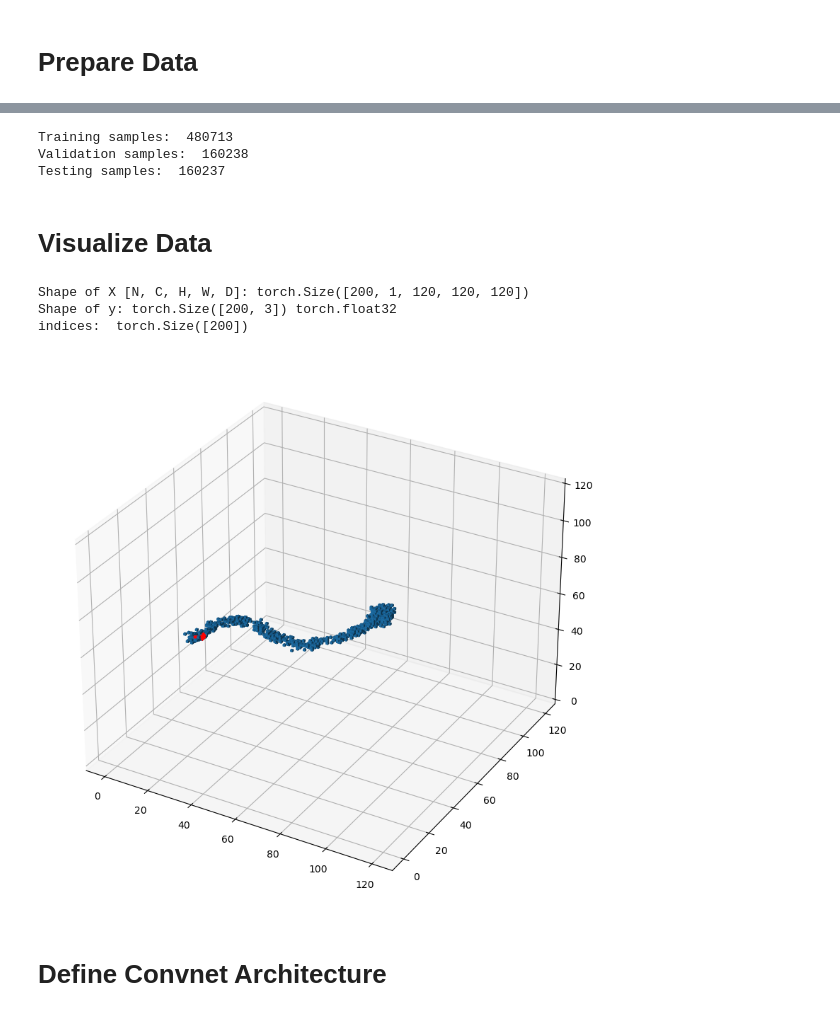
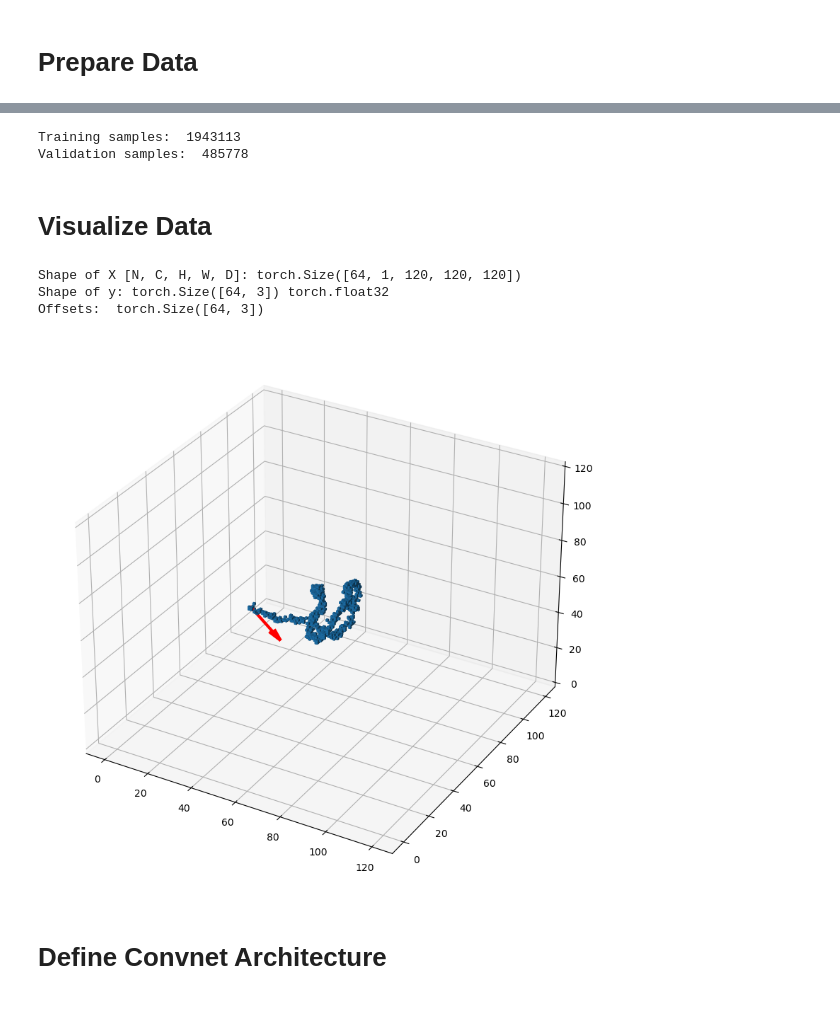
Before and after one commit to mghrear/3D_Heteroscedastic_Convnet, a Jupyter notebook: 3D_CNN.ipynb, the cells around one changed output, grey strips where cells are left out. Cells and saved outputs as stored; diff of their text form; code cells hidden in the pictures.

```diff
--- a/3D_CNN.ipynb
+++ b/3D_CNN.ipynb
@@ -19,2 +15,6 @@ import mytools
 # %% [markdown]
 # Prepare Data
+# %%
+# Read pandas dataframe with all information about sparse training tensors
+st_info = pd.read_pickle('/home/majd/sparse_training_tensors/sparse_tensor_info.pk')
+st_info.head()
@@ -21,50 +28,45 @@ import mytools
 # %%
 # Make custom dataset
-num_sims = int((len(os.listdir('/home/majd/sparse_tensors/'))-1)/3) # -1 because I noticed a .DS_store file was added, /3
-MyDataset = mytools.CustomDataset(dir_loc='/home/majd/sparse_tensors/', N_sims=num_sims)
+MyDataset = mytools.CustomDataset(dir_loc='/home/majd/sparse_training_tensors/', st_info=st_info)
 
 # Split datat into training, validation, and testing sets
-train_dataset, val_dataset, test_dataset = torch.utils.data.random_split(MyDataset,[0.6, 0.2, 0.2], generator=torch.Generator().manual_seed(42))
+train_dataset, val_dataset = torch.utils.data.random_split(MyDataset,[0.8, 0.2], generator=torch.Generator().manual_seed(42))
 
 print("Training samples: ", len(train_dataset))
 print("Validation samples: ", len(val_dataset))
-print("Testing samples: ", len(test_dataset))
 
 # Create DataLoaders
-batch_size = 200
+batch_size = 64
 train_dataloader = DataLoader(train_dataset, batch_size=batch_size, shuffle=True)
 val_dataloader = DataLoader(val_dataset, batch_size=batch_size, shuffle=True)
-test_dataloader = DataLoader(test_dataset, batch_size=batch_size, shuffle=True)
 # %% [output]
-Training samples:  480713
-Validation samples:  160238
-Testing samples:  160237
+Training samples:  1943113
+Validation samples:  485778
 # %% [markdown]
 # Visualize Data
 # %%
 # Print tensor shapes
-for X_plot, y_plot, idx in train_dataloader:
+for X_plot, y_plot, offset_plot in train_dataloader:
     print(f"Shape of X [N, C, H, W, D]: {X_plot.shape}")
     print(f"Shape of y: {y_plot.shape} {y_plot.dtype}")
-    print("indices: ", idx.shape)
+    print("Offsets: ", offset_plot.shape)
     break
 # %% [output]
-Shape of X [N, C, H, W, D]: torch.Size([200, 1, 120, 120, 120])
-Shape of y: torch.Size([200, 3]) torch.float32
-indices:  torch.Size([200])
+Shape of X [N, C, H, W, D]: torch.Size([64, 1, 120, 120, 120])
+Shape of y: torch.Size([64, 3]) torch.float32
+Offsets:  torch.Size([64, 3])
 # %%
 # Plot an example as a sanity check
 
 # x/y/z length being kept in cm
 eff_l = 3.0
 # Voxel size in cm
 vox_l = 0.05
 
-index = 4
-off = torch.load('/home/majd/sparse_tensors/' + 'offset_' + str(idx[index].item()) + '.pt' )
-mytools.plot_tensor_dir(tensor = X_plot.to_dense().numpy()[index], start = off, direction = y_plot[index].numpy(), eff_l=eff_l, vox_l=vox_l)
+index = 2
+mytools.plot_tensor_dir(tensor = X_plot.to_dense().numpy()[index], start = offset_plot[index].numpy(), direction = y_plot[index].numpy(), eff_l=eff_l, vox_l=vox_l)
 # %% [output]
-[figure, old version]
+[figure, new version]
 # %% [markdown]
 # Define Convnet Architecture
 # %%
```
Also changed, not shown: parts of 6 cells of this notebook, 5 other files.
